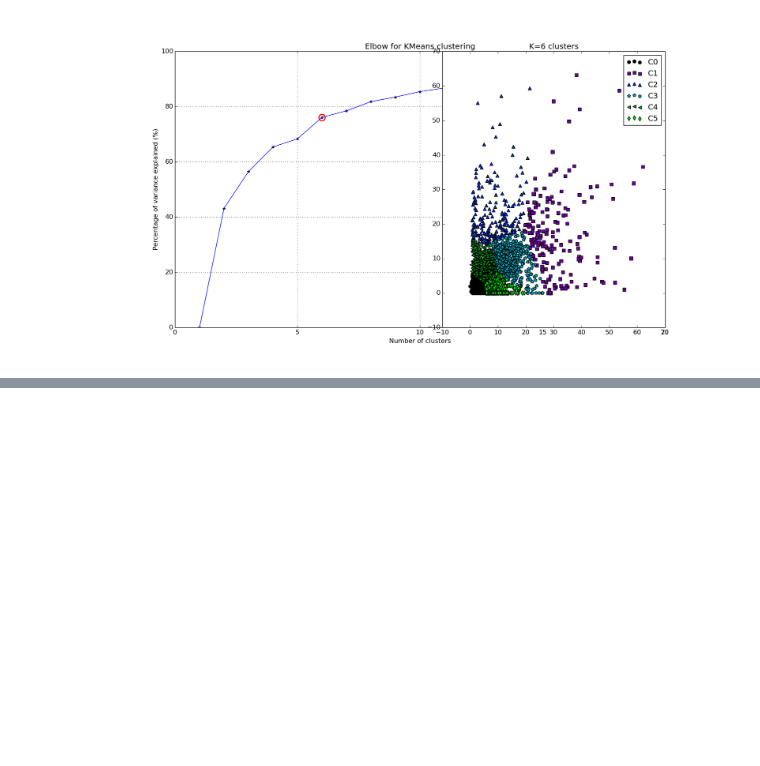
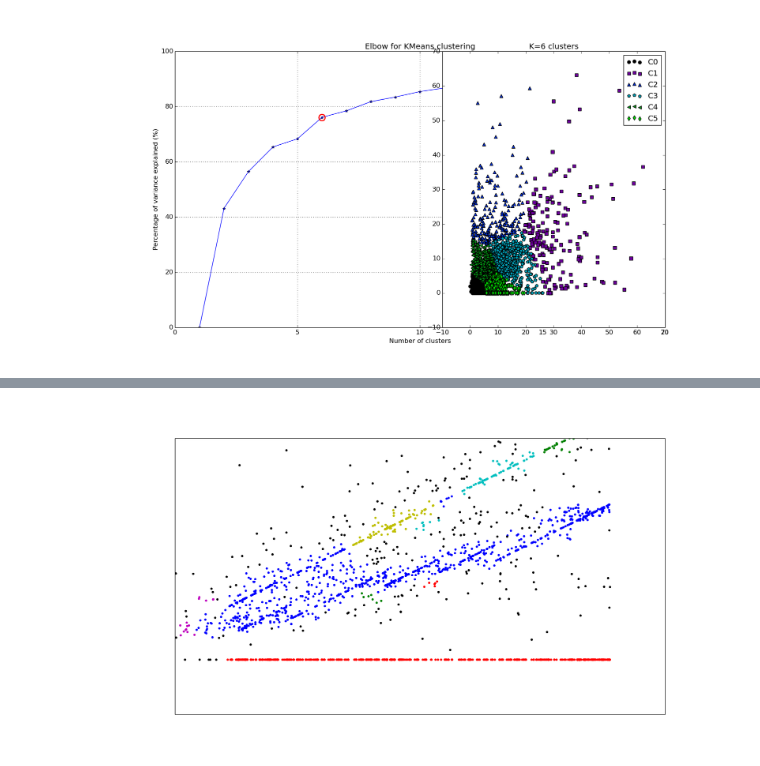
Before and after one commit to brainiacOnly/PrometheusAnalyst, a Jupyter notebook: ClusterHistory.ipynb, the cells around one changed output, grey strips where cells are left out. Drawn from its saved outputs; the diff is of its cells as text; code cells hidden in the pictures; blank space fills up the shorter version.

```diff
--- a/ClusterHistory.ipynb
+++ b/ClusterHistory.ipynb
@@ -178,0 +277,4 @@ Image(filename='cluster2.png')
+# %%
+Image(filename='cluster2_2.png')
+# %% [output]
+[figure, added]
```
Also changed, not shown: parts of 12 cells of this notebook, 1 other file.
